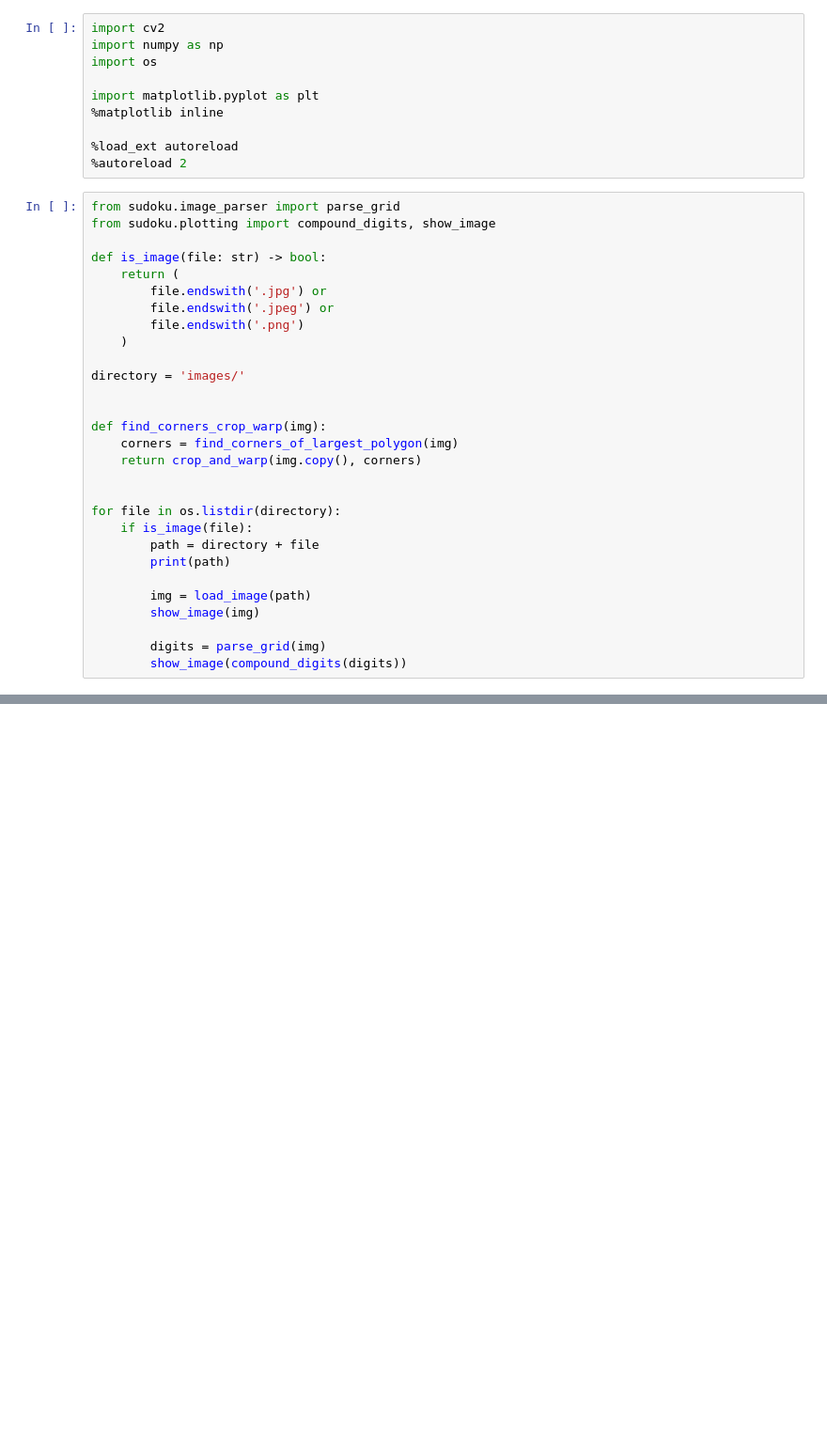
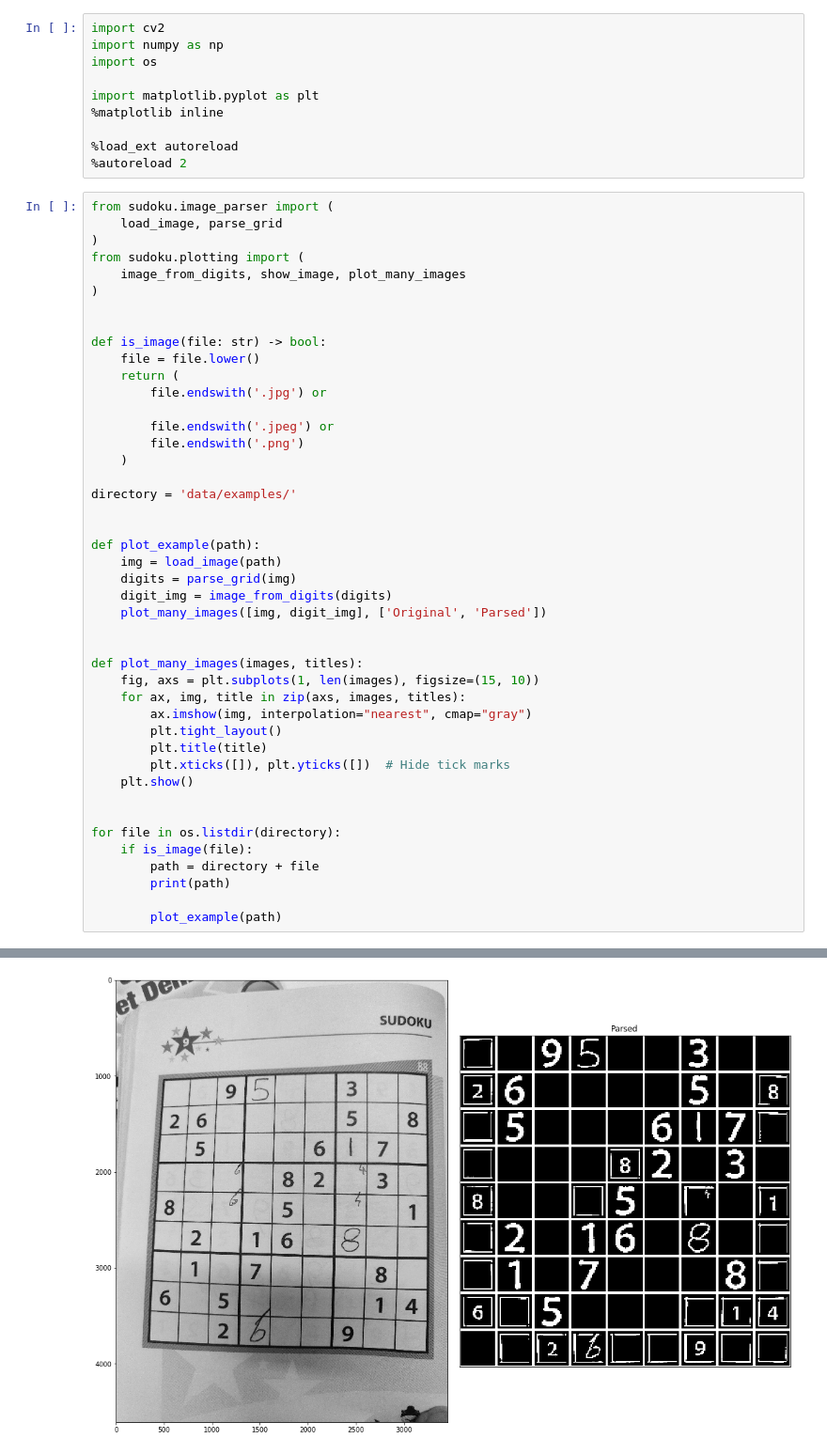
Before and after one commit to tomderuijter/sudoku, a Jupyter notebook: image_parser_notebook.ipynb, the cells around one changed output, grey strips where cells are left out. Shown at 94% size. Drawn from its saved outputs; the diff is of its cells as text; blank space fills up the shorter version.

```diff
--- a/image_parser_notebook.ipynb
+++ b/image_parser_notebook.ipynb
@@ -9,22 +9,41 @@ import matplotlib.pyplot as plt
 %load_ext autoreload
 %autoreload 2
 # %%
-from sudoku.image_parser import parse_grid
-from sudoku.plotting import compound_digits, show_image
+from sudoku.image_parser import (
+    load_image, parse_grid
+)
+from sudoku.plotting import (
+    image_from_digits, show_image, plot_many_images
+)
+
 
 def is_image(file: str) -> bool:
+    file = file.lower()
     return (
         file.endswith('.jpg') or
+
         file.endswith('.jpeg') or
         file.endswith('.png')
     )
 
-directory = 'images/'
+directory = 'data/examples/'
 
 
-def find_corners_crop_warp(img):
-    corners = find_corners_of_largest_polygon(img)
-    return crop_and_warp(img.copy(), corners)
+def plot_example(path):
+    img = load_image(path)
+    digits = parse_grid(img)
+    digit_img = image_from_digits(digits)
+    plot_many_images([img, digit_img], ['Original', 'Parsed'])
+
+
+def plot_many_images(images, titles):
+    fig, axs = plt.subplots(1, len(images), figsize=(15, 10))
+    for ax, img, title in zip(axs, images, titles):
+        ax.imshow(img, interpolation="nearest", cmap="gray")
+        plt.tight_layout()
+        plt.title(title)
+        plt.xticks([]), plt.yticks([])  # Hide tick marks
+    plt.show()
 
 
 for file in os.listdir(directory):
@@ -32,8 +51,5 @@ for file in os.listdir(directory):
         path = directory + file
         print(path)
 
-        img = load_image(path)
-        show_image(img)
-
-        digits = parse_grid(img)
-        show_image(compound_digits(digits))
+        plot_example(path)
+# %% [output]
@@ -39,0 +57 @@ for file in os.listdir(directory):
+[figure, added]
```
Also changed, not shown: parts of 14 cells of this notebook, 2 other files.
